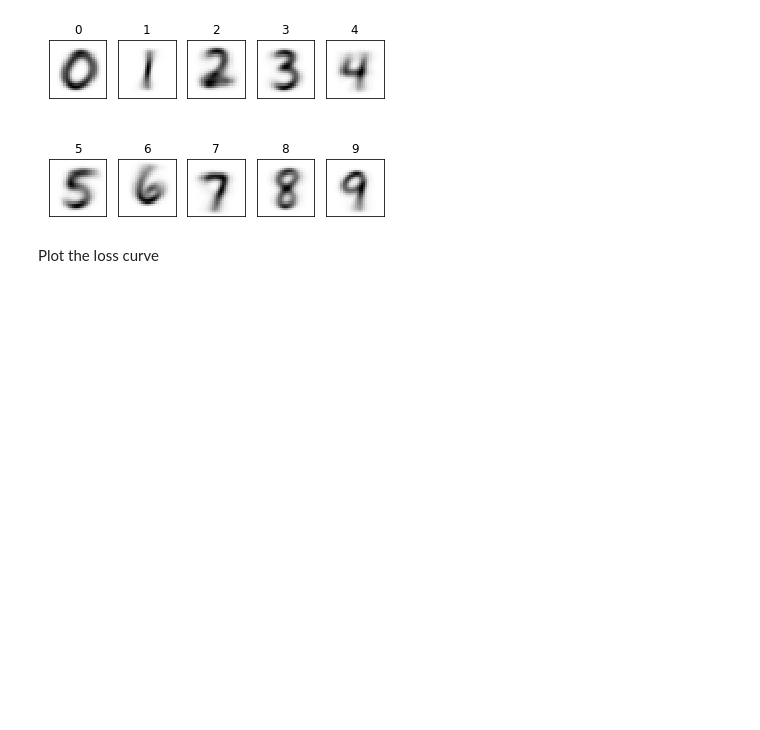
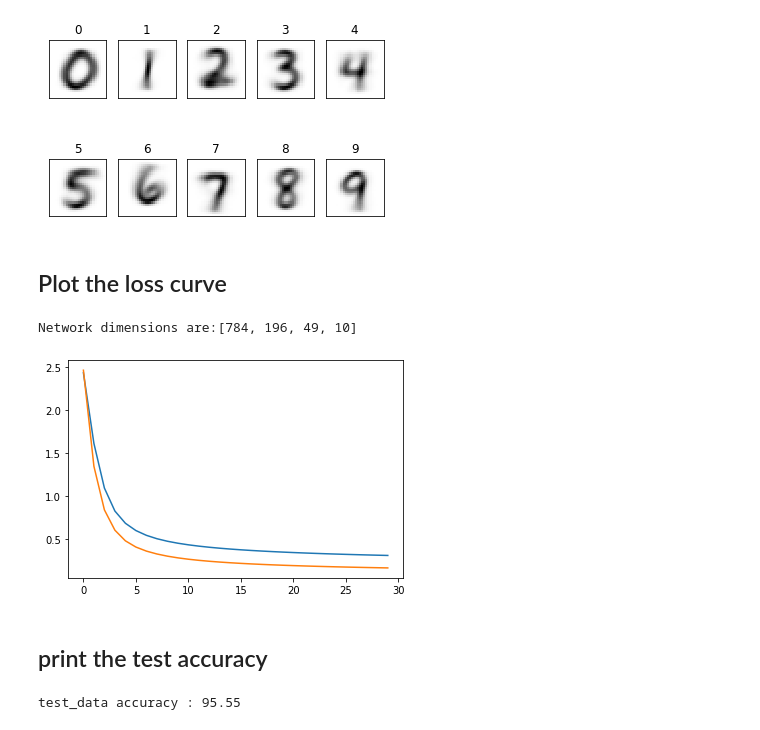
Before and after one commit to cheonginho/Machine-Learing, a Jupyter notebook: assignment09.ipynb, the cells around one changed output. Saved outputs shown, nothing was run; the diff lists cells and outputs as text; code cells hidden in the pictures; blank space fills up the shorter version.

Commit message:
plot the error

```diff
--- a/assignment09.ipynb
+++ b/assignment09.ipynb
@@ -114,4 +324,4 @@ plt.show()
 # %% [output]
 [figure]
 # %% [markdown]
- Plot the loss curve
+ ## Plot the loss curve
@@ -259,0 +328,14 @@ def multi_layer_backward(dAL, caches, parameters):
+# %%
+if __name__ == "__main__":
+    costs,costsT,test_acc=main()
+    plt.plot(costs)
+    plt.plot(costsT)
+# %% [output]
+Network dimensions are:[784, 196, 49, 10]
+[figure, added]
+# %% [markdown]
+## print the test accuracy
+# %%
+print('test_data accuracy : '+str(test_acc) )
+# %% [output]
+test_data accuracy : 95.55
```
Also changed, not shown: parts of 4 cells of this notebook.
